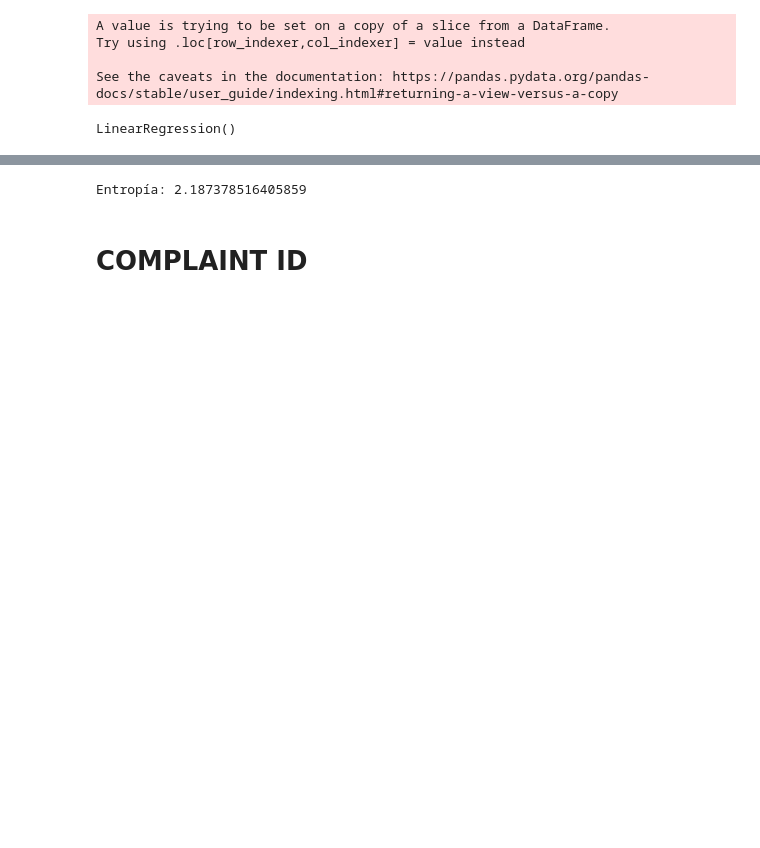
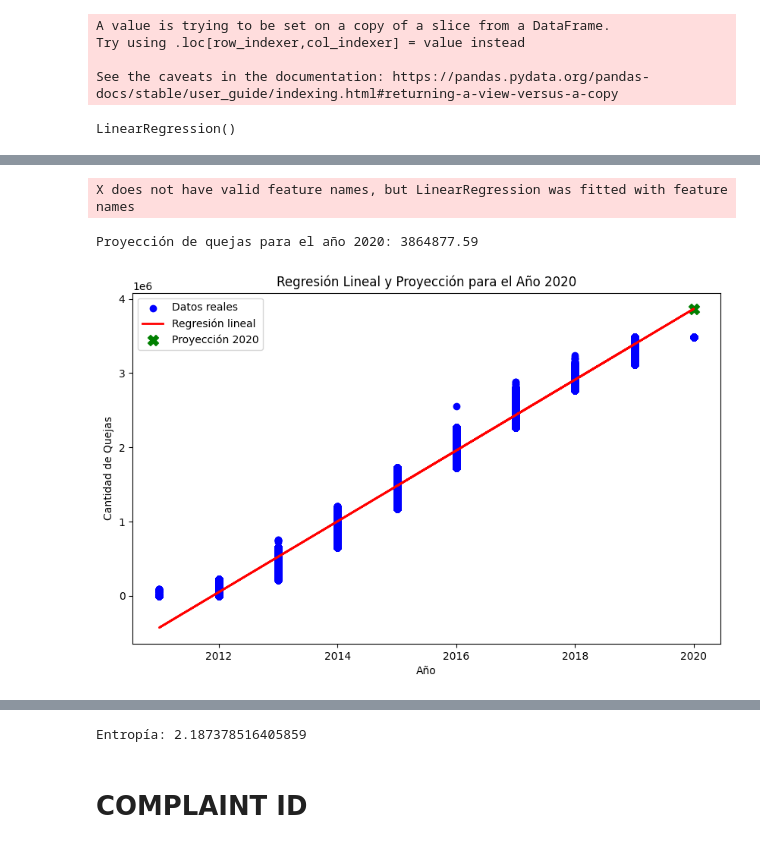
Before and after one commit to JonathanCamposLoz/Entrega_big_data, a Jupyter notebook: Analisis Descriptivo/Descrptivo Nini Y.ipynb, the cells around one changed output, grey strips where cells are left out. Drawn from its saved outputs; the diff is of its cells as text; code cells hidden in the pictures; blank space fills up the shorter version.

```diff
--- a/Analisis Descriptivo/Descrptivo Nini Y.ipynb
+++ b/Analisis Descriptivo/Descrptivo Nini Y.ipynb
@@ -314,0 +362,28 @@ plt.show()
+# %%
+# Ajustar el modelo de regresión lineal
+model = LinearRegression()
+X = df_data[['Year']]
+y = df_data['Complaint ID']
+model.fit(X, y)
+
+# Proyectar para el año 2020
+year_2020 = np.array([[2020]])
+predicted_complaints_2020 = model.predict(year_2020)
+
+# Mostrar el resultado
+print(f'Proyección de quejas para el año 2020: {predicted_complaints_2020[0]:.2f}')
+
+# Graficar la regresión lineal
+plt.figure(figsize=(10, 6))
+plt.scatter(X, y, color='blue', label='Datos reales')
+plt.plot(X, model.predict(X), color='red', linewidth=2, label='Regresión lineal')
+plt.scatter(2020, predicted_complaints_2020, color='green', marker='X', s=100, label='Proyección 2020')
+plt.title('Regresión Lineal y Proyección para el Año 2020')
+plt.xlabel('Año')
+plt.ylabel('Cantidad de Quejas')
+plt.legend()
+plt.show()
+# %% [output]
+X does not have valid feature names, but LinearRegression was fitted with feature names
+Proyección de quejas para el año 2020: 3864877.59
+[figure, added]
```
Also changed, not shown: parts of 29 cells of this notebook.
